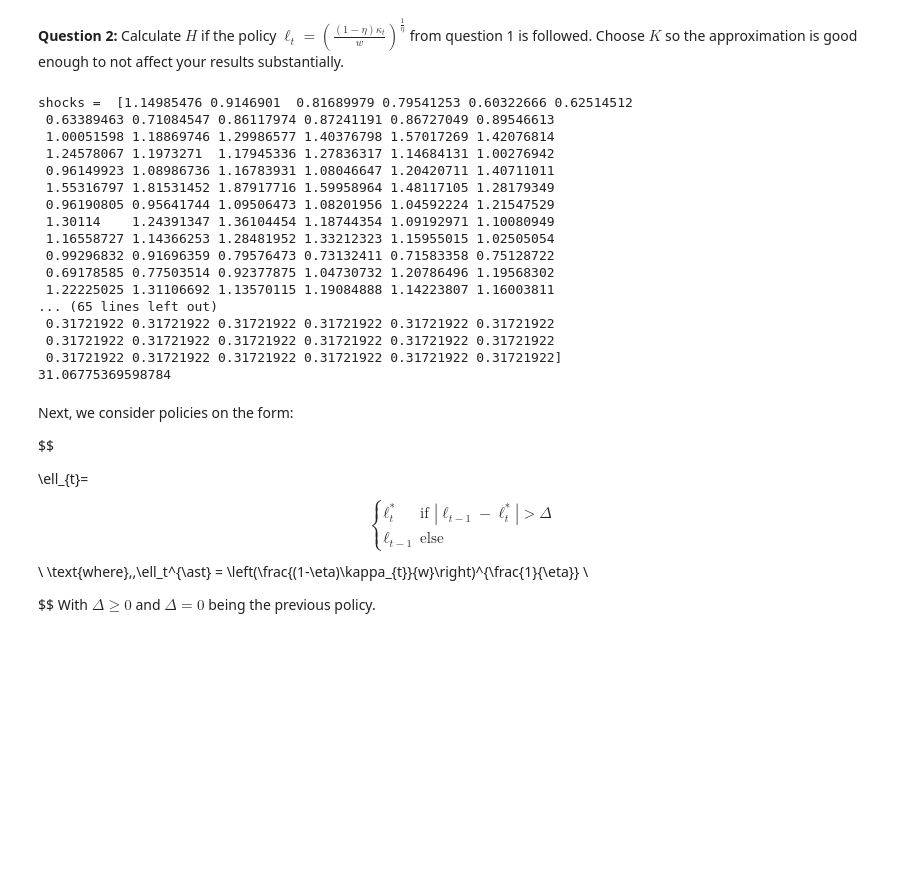
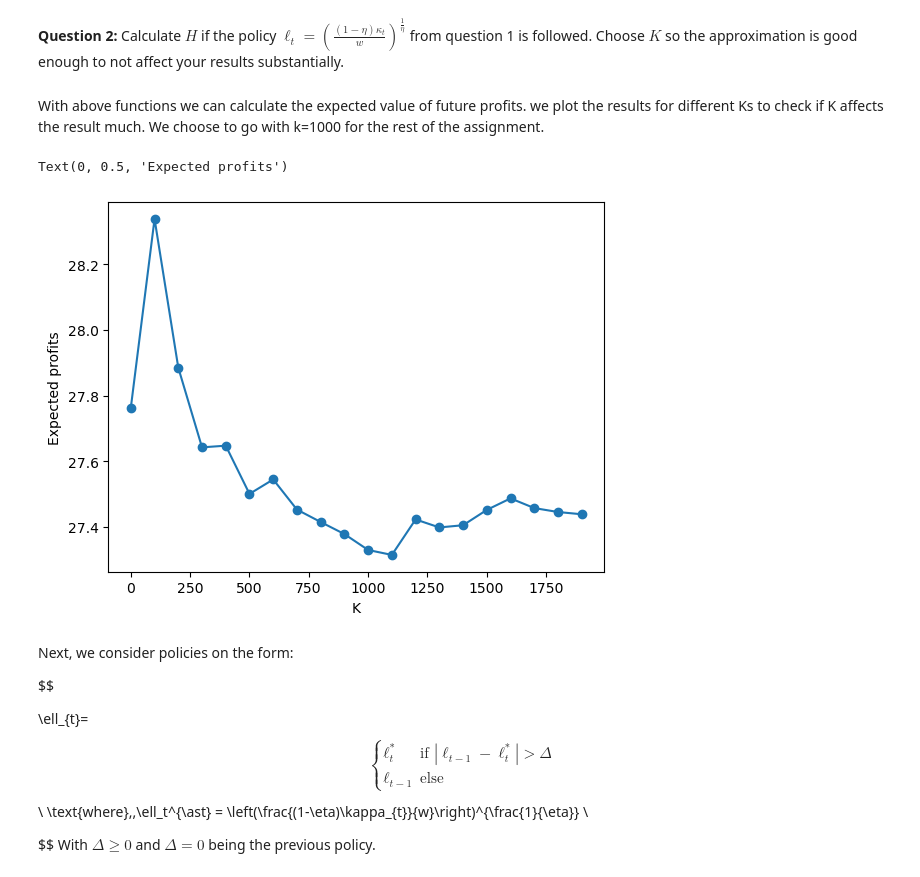
Before and after one commit to NumEconCopenhagen/projects-2023-scb, a Jupyter notebook: exam/Q2_kjt_v2.ipynb, the cells around one changed output. Saved outputs shown, nothing was run; the diff lists cells and outputs as text; code cells hidden in the pictures; blank space fills up the shorter version.

```diff
--- a/exam/Q2_kjt_v2.ipynb
+++ b/exam/Q2_kjt_v2.ipynb
@@ -151,5 +173,15 @@ def kappa_series(par):
 # %%
 def h_func(par, shocks):
+    """
+    Calculates discounted profits for par.T periods, for given shocks
+    Args:
+    - par: SimpleNamespace with model parameters
+    - shocks: AR(1) process of shocks
+
+    Returns:
+    - np.sum(profit_series): sum of discounted shocks.
+    """
+
     profit_series = np.zeros(par.T)
     ell_series = ell_opt_rulebased(par, shocks)
 
@@ -159,42 +191,44 @@ def h_func(par, shocks):
         elif i > 0 and np.abs(ell_series[i]-ell_series[i-1]) <= par.Delta:
             ell_series[i] = ell_series[i-1] # in this case set ell_t to ell_t-1
             profit_series[i] = (par.R**-i)*profits(par, ell_series[i], shocks[i])
-
-    print('ell_series =', ell_series)
     return np.sum(profit_series)
 
-# @jit
+
 def big_H(par):
+    """
+    Simulates profits par.K times
+    Args:
+    - par: SimpleNamespace with model parameters
+
+    Returns:
+    - np.mean(h_list): mean of simulated profits
+    """
     h_list = np.zeros(par.K)
     for i in range(par.K):
         shocks = kappa_series(par)
-        print('shocks = ', shocks)
         h_list[i] = h_func(par, shocks)
     return np.mean(h_list)
-# %%
-par.Delt = 0
-par.iota = 0
-par.K = 2
-a = big_H(par)
-print(a)
-# %% [output]
-shocks =  [1.14985476 0.9146901  0.81689979 0.79541253 0.60322666 0.62514512
- 0.63389463 0.71084547 0.86117974 0.87241191 0.86727049 0.89546613
- 1.00051598 1.18869746 1.29986577 1.40376798 1.57017269 1.42076814
- 1.24578067 1.1973271  1.17945336 1.27836317 1.14684131 1.00276942
- 0.96149923 1.08986736 1.16783931 1.08046647 1.20420711 1.40711011
- 1.55316797 1.81531452 1.87917716 1.59958964 1.48117105 1.28179349
- 0.96190805 0.95641744 1.09506473 1.08201956 1.04592224 1.21547529
- 1.30114    1.24391347 1.36104454 1.18744354 1.09192971 1.10080949
- 1.16558727 1.14366253 1.28481952 1.33212323 1.15955015 1.02505054
- 0.99296832 0.91696359 0.79576473 0.73132411 0.71583358 0.75128722
- 0.69178585 0.77503514 0.92377875 1.04730732 1.20786496 1.19568302
- 1.22225025 1.31106692 1.13570115 1.19084888 1.14223807 1.16003811
-... (65 lines left out)
- 0.31721922 0.31721922 0.31721922 0.31721922 0.31721922 0.31721922
- 0.31721922 0.31721922 0.31721922 0.31721922 0.31721922 0.31721922
- 0.31721922 0.31721922 0.31721922 0.31721922 0.31721922 0.31721922]
-31.06775369598784
+# %% [markdown]
+With above functions we can calculate the expected value of future profits. we plot the results for different Ks to check if K affects the result much. We choose to go with k=1000 for the rest of the assignment.
+# %%
+par.Delta = 0
+# par.iota = 0.01 # consider adding
+Ks = np.arange(1, 2000, step=100)
+
+prof_Delta_0 = np.zeros(len(Ks))
+
+for i,K in enumerate(Ks):
+    par.K = K
+    np.random.seed(1234)
+    prof_Delta_0[i] = big_H(par)
+
+fig, ax = plt.subplots(1,1)
+ax.plot(Ks, prof_Delta_0, marker='o')
+ax.set_xlabel('K')
+ax.set_ylabel('Expected profits')
+# %% [output]
+Text(0, 0.5, 'Expected profits')
+[figure, added]
 # %% [markdown]
 Next, we consider policies on the form:
 
```
Also changed, not shown: parts of 31 cells of this notebook.
